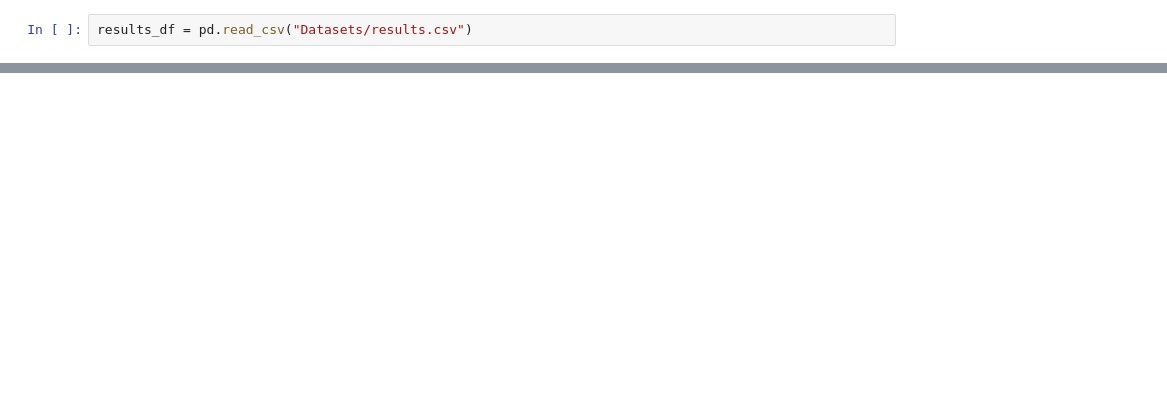
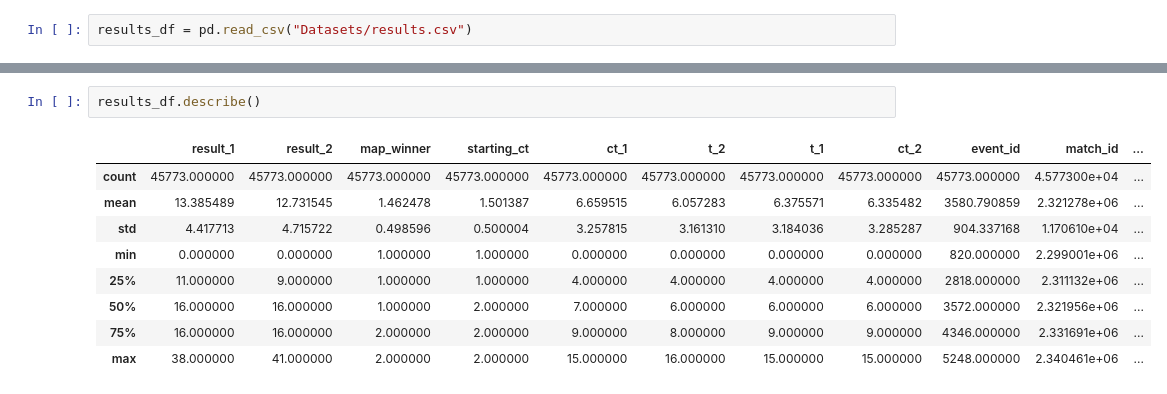
Before and after one commit to Yaswanth3277/csgodataclassifier, a Jupyter notebook: classifier.ipynb, the cells around one changed output, grey strips where cells are left out. Drawn from its saved outputs; the diff is of its cells as text; blank space fills up the shorter version.

```diff
--- a/classifier.ipynb
+++ b/classifier.ipynb
@@ -21,0 +49,12 @@ results_df.head()
+# %%
+results_df.describe()
+# %% [output]
+|  | result_1 | result_2 | map_winner | starting_ct | ct_1 | t_2 | t_1 | ct_2 | event_id | match_id | ... |
+| count | 45773.000000 | 45773.000000 | 45773.000000 | 45773.000000 | 45773.000000 | 45773.000000 | 45773.000000 | 45773.000000 | 45773.000000 | 4.577300e+04 | ... |
+| mean | 13.385489 | 12.731545 | 1.462478 | 1.501387 | 6.659515 | 6.057283 | 6.375571 | 6.335482 | 3580.790859 | 2.321278e+06 | ... |
+| std | 4.417713 | 4.715722 | 0.498596 | 0.500004 | 3.257815 | 3.161310 | 3.184036 | 3.285287 | 904.337168 | 1.170610e+04 | ... |
+| min | 0.000000 | 0.000000 | 1.000000 | 1.000000 | 0.000000 | 0.000000 | 0.000000 | 0.000000 | 820.000000 | 2.299001e+06 | ... |
+| 25% | 11.000000 | 9.000000 | 1.000000 | 1.000000 | 4.000000 | 4.000000 | 4.000000 | 4.000000 | 2818.000000 | 2.311132e+06 | ... |
+| 50% | 16.000000 | 16.000000 | 1.000000 | 2.000000 | 7.000000 | 6.000000 | 6.000000 | 6.000000 | 3572.000000 | 2.321956e+06 | ... |
+| 75% | 16.000000 | 16.000000 | 2.000000 | 2.000000 | 9.000000 | 8.000000 | 9.000000 | 9.000000 | 4346.000000 | 2.331691e+06 | ... |
+| max | 38.000000 | 41.000000 | 2.000000 | 2.000000 | 15.000000 | 16.000000 | 15.000000 | 15.000000 | 5248.000000 | 2.340461e+06 | ... |
```
Also changed, not shown: parts of 18 cells of this notebook, 1 other file.
